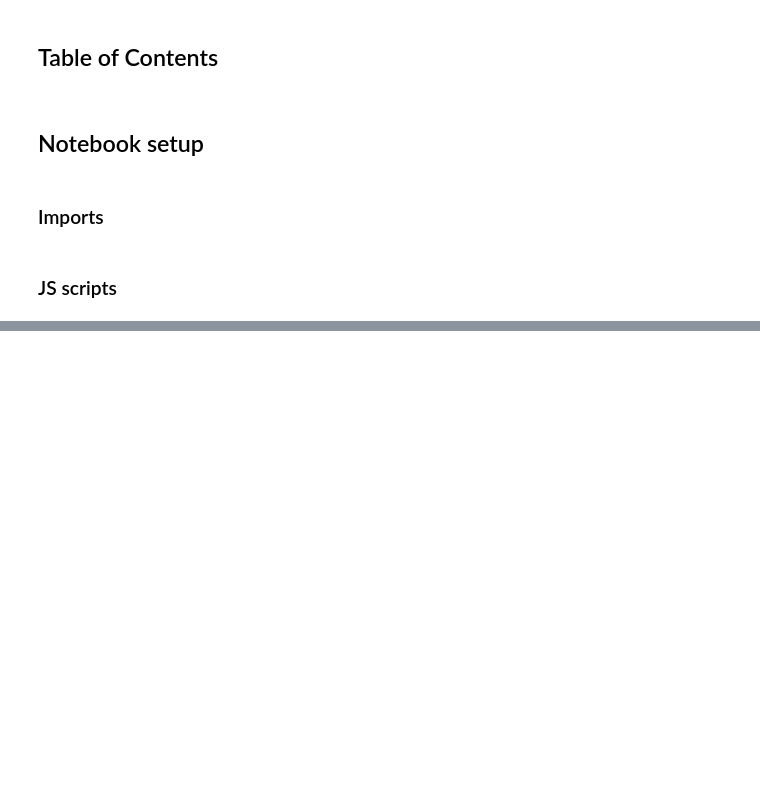
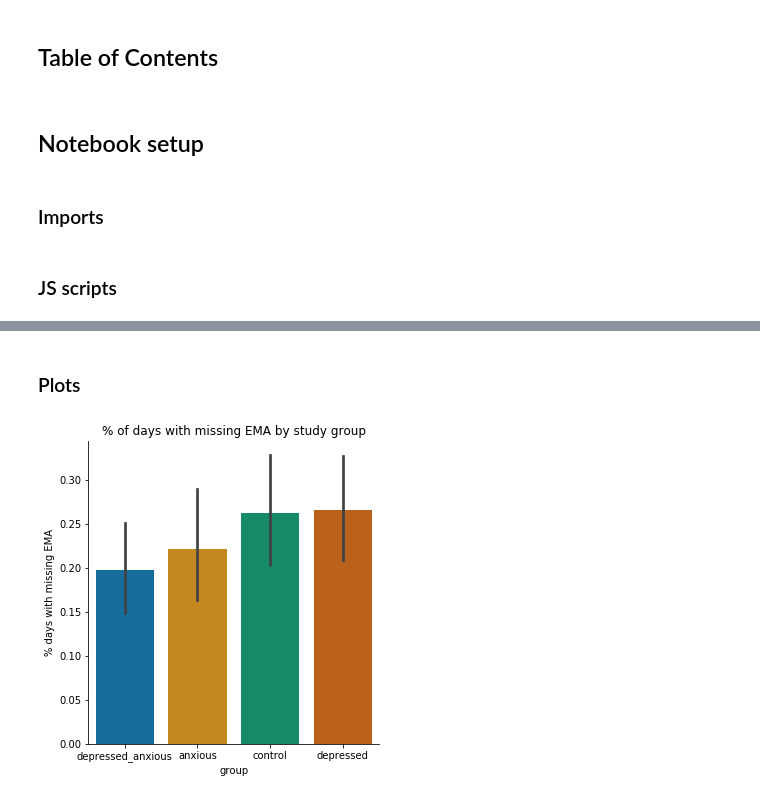
Before and after one commit to tliu526/lifesense, a Jupyter notebook: ema_context.ipynb, the cells around one changed output, grey strips where cells are left out. Drawn from its saved outputs; the diff is of its cells as text; code cells hidden in the pictures; blank space fills up the shorter version.

Commit message:
finish EMA missingness extraction

```diff
--- a/ema_context.ipynb
+++ b/ema_context.ipynb
@@ -71,0 +220,17 @@ HTML('''
+# %%
+screener_df = get_screener_df()
+group_cols = ['CONTROL', 'ANXIOUS', 'DEPRESSED', 'DEPRESSED_ANXIOUS']
+screener_df[group_cols] = screener_df[group_cols].fillna(0)
+
+def group_map(row):
+    if row['ANXIOUS'] == 1:
+        return 'anxious'
+    if row['CONTROL'] == 1:
+        return 'control'
+    if row['DEPRESSED'] == 1:
+        return 'depressed'
+    if row['DEPRESSED_ANXIOUS'] == 1:
+        return 'depressed_anxious'
+
+
+screener_df['group'] = screener_df.apply(group_map, axis=1)
@@ -71,0 +246,2 @@ HTML('''
+# %%
+emm_df = emm_df.merge(screener_df, on='pid', how='left')
@@ -71,0 +274,13 @@ HTML('''
+# %%
+temp_df = emm_df.groupby(['pid', 'date'], as_index=False)['stress'].count()
+#temp_df = temp_df.rename(index=str, columns={'stress': ''})
+#control_emm.groupby(['pid'])
+miss_day_count = temp_df.groupby('pid')['stress'].apply(lambda x: x[x < 3].count())
+
+tot_day_count = emm_df.groupby('pid')['date'].nunique()
+# %%
+context_df = pd.DataFrame()
+context_df['pct_missing_emm_days'] = miss_day_count / tot_day_count
+context_df = context_df.reset_index()
+context_df = context_df.merge(screener_df[['pid', 'group']], on='pid', how='left')
+context_df.head()
@@ -71,0 +294,12 @@ HTML('''
+# %% [markdown]
+### Plots
+# %%
+sns.catplot(x='group',
+            y='pct_missing_emm_days',
+            data=context_df,
+            kind="bar")
+plt.ylabel("% days with missing EMA")
+plt.title("% of days with missing EMA by study group")
+plt.show()
+# %% [output]
+[figure, added]
```
Also changed, not shown: parts of 22 cells of this notebook, 2 other files.
